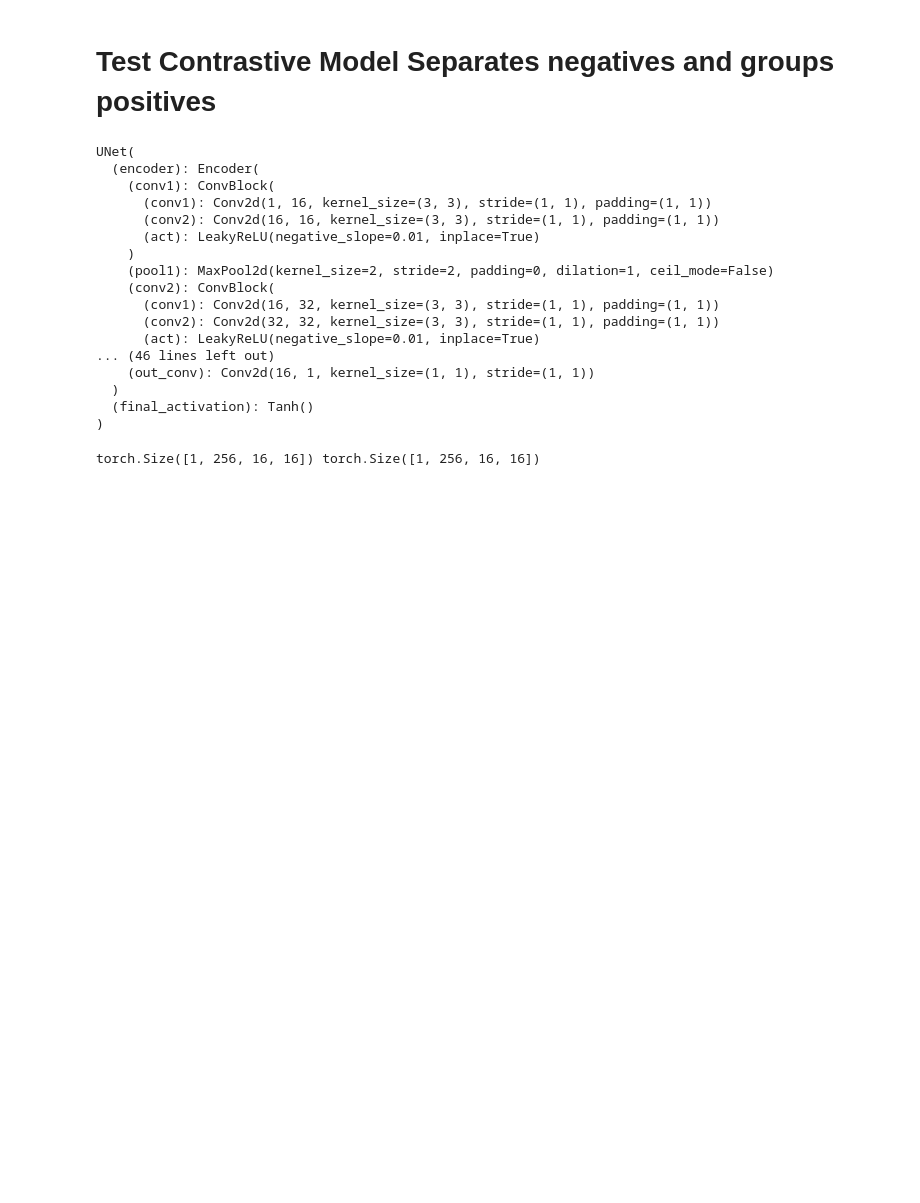
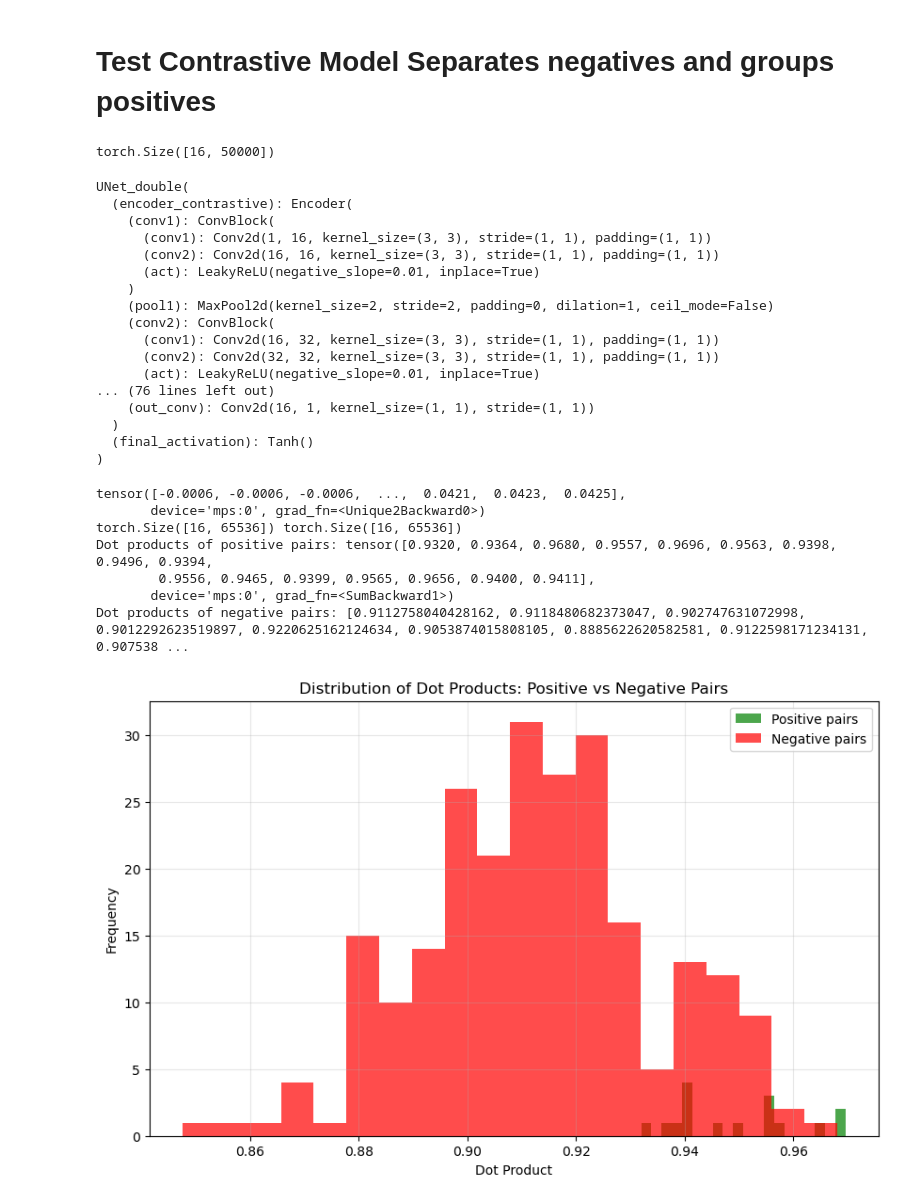
Before and after one commit to MarcusBluestone/Voice_Isolation, a Jupyter notebook: src/playground_contr.ipynb, the cells around one changed output. Saved outputs shown, nothing was run; the diff lists cells and outputs as text; code cells hidden in the pictures; blank space fills up the shorter version.

```diff
--- a/src/playground_contr.ipynb
+++ b/src/playground_contr.ipynb
@@ -18,13 +19,13 @@ device = 'mps'
 # %% [markdown]
 # Download Dataset
 # %%
-dataset = CleanDataset(chunk_size = 50_000, split = 'train-clean-100', count = 1)
+dataset = CleanDataset(chunk_size = 50_000, split = 'train-clean-100', count = 2000)
 sigma_noise = 0.1
 env_scale = 3
 
 dt = DataTransformer()
 ng = NoiseGenerator()
-dataloader = DataLoader(dataset, batch_size=3, shuffle=False)
+dataloader = DataLoader(dataset, batch_size=16, shuffle=False)
 # %% [output]
 Noise Categories ['NRIVER', 'PRESTO', 'NPARK', 'SCAFE', 'OMEETING', 'NFIELD', 'OOFFICE', 'PCAFETER', 'DWASHING', 'TMETRO', 'TCAR', 'DLIVING', 'PSTATION', 'STRAFFIC', 'SPSQUARE', 'DKITCHEN', 'TBUS', 'O ...
 # %% [markdown]
@@ -42,19 +43,21 @@ _, W,H = amp_clean.shape
 noisy_waveform = ng.add_gaussian(waveform, sigma=sigma_noise)
 amp_noisy, phase_noisy, minmax_info = dt.waveform_to_spectrogram(noisy_waveform)
 dt.waveform_to_audio(noisy_waveform, sample_rate, output_folder / 'noisy')
+# %% [output]
+torch.Size([16, 50000])
 # %%
 # attn_params = AttnParams(num_heads=4, window_size=None, use_rel_pos_bias=False, dim_head=64)
 # model = CustomVAE(in_channels=1, spatial_dims=2, use_attn=False, vae_latent_channels=16,
 #                     attn_params=attn_params, vae_use_log_var = True, beta = beta, dropout_prob=0, blocks_down=(1,2,2,4),
 #                     blocks_up = [1,1,1])
-model = UNet(input_channels = 1, final_activation='tanh')
+model = UNet_double(input_channels = 1, final_activation='tanh')
 state = torch.load(model_path, map_location=device)
-encoder = model.encoder
+encoder = model.encoder_contrastive
 model.load_state_dict(state)
 model.to(device)
 # %% [output]
-UNet(
-  (encoder): Encoder(
+UNet_double(
+  (encoder_contrastive): Encoder(
     (conv1): ConvBlock(
       (conv1): Conv2d(1, 16, kernel_size=(3, 3), stride=(1, 1), padding=(1, 1))
       (conv2): Conv2d(16, 16, kernel_size=(3, 3), stride=(1, 1), padding=(1, 1))
@@ -65,7 +68,7 @@ UNet(
       (conv1): Conv2d(16, 32, kernel_size=(3, 3), stride=(1, 1), padding=(1, 1))
       (conv2): Conv2d(32, 32, kernel_size=(3, 3), stride=(1, 1), padding=(1, 1))
       (act): LeakyReLU(negative_slope=0.01, inplace=True)
-... (46 lines left out)
+... (76 lines left out)
     (out_conv): Conv2d(16, 1, kernel_size=(1, 1), stride=(1, 1))
   )
   (final_activation): Tanh()
@@ -73,16 +76,46 @@ UNet(
 # %%
 input_noisy = dt.add_padding(amp_noisy).unsqueeze(1).to(device)
 input_clean = dt.add_padding(amp_clean).unsqueeze(1).to(device)
 
 enc_noisy, _ = encoder(input_noisy)
 enc_clean, _ = encoder(input_clean)
 
 # normalize embeddings
-enc_noisy = F.normalize(enc_noisy, p=2, dim=1)
-enc_clean = F.normalize(enc_clean, p=2, dim=1)
+enc_noisy = F.normalize(enc_noisy.flatten(start_dim=1), p=2, dim=1)
+print(enc_noisy.unique())
+enc_clean = F.normalize(enc_clean.flatten(start_dim=1), p=2, dim=1)
 print(enc_clean.shape, enc_noisy.shape)
+dot_products_positives = (enc_clean * enc_noisy).sum(dim=[1])  # [2]
+print("Dot products of positive pairs:", dot_products_positives)
+# Compute dot products for all negative pairs (i != j)
+batch_size = enc_clean.shape[0]
+neg_dot_products = []
+for i in range(batch_size):
+    for j in range(batch_size):
+        if i != j:
+            neg_dot_products.append((enc_clean[i] * enc_noisy[j]).sum().item())
+print("Dot products of negative pairs:", neg_dot_products)
+
+import matplotlib.pyplot as plt
+
+plt.figure(figsize=(10, 6))
+plt.hist(dot_products_positives.cpu().detach().numpy(), bins=20, alpha=0.7, label='Positive pairs', color='green')
+plt.hist(neg_dot_products, bins=20, alpha=0.7, label='Negative pairs', color='red')
+plt.xlabel('Dot Product')
+plt.ylabel('Frequency')
+plt.title('Distribution of Dot Products: Positive vs Negative Pairs')
+plt.legend()
+plt.grid(True, alpha=0.3)
+plt.show()
 # %% [output]
-torch.Size([1, 256, 16, 16]) torch.Size([1, 256, 16, 16])
+tensor([-0.0006, -0.0006, -0.0006,  ...,  0.0421,  0.0423,  0.0425],
+       device='mps:0', grad_fn=<Unique2Backward0>)
+torch.Size([16, 65536]) torch.Size([16, 65536])
+Dot products of positive pairs: tensor([0.9320, 0.9364, 0.9680, 0.9557, 0.9696, 0.9563, 0.9398, 0.9496, 0.9394,
+        0.9556, 0.9465, 0.9399, 0.9565, 0.9656, 0.9400, 0.9411],
+       device='mps:0', grad_fn=<SumBackward1>)
+Dot products of negative pairs: [0.9112758040428162, 0.9118480682373047, 0.902747631072998, 0.9012292623519897, 0.9220625162124634, 0.9053874015808105, 0.8885622620582581, 0.9122598171234131, 0.907538 ...
+[figure, added]
 # %%
 input = dt.add_padding(amp_noisy).unsqueeze(1).to(device)
 
```
Also changed, not shown: parts of 2 cells of this notebook, 3 other files.
